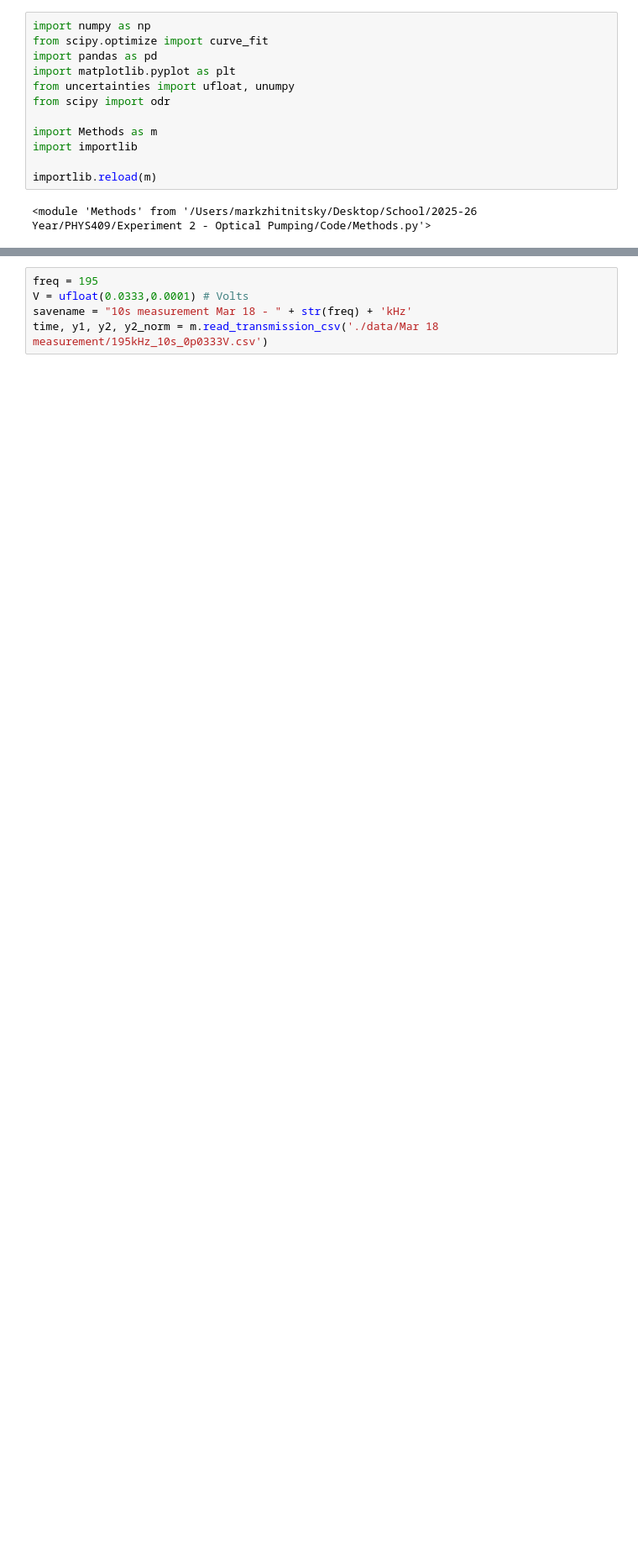
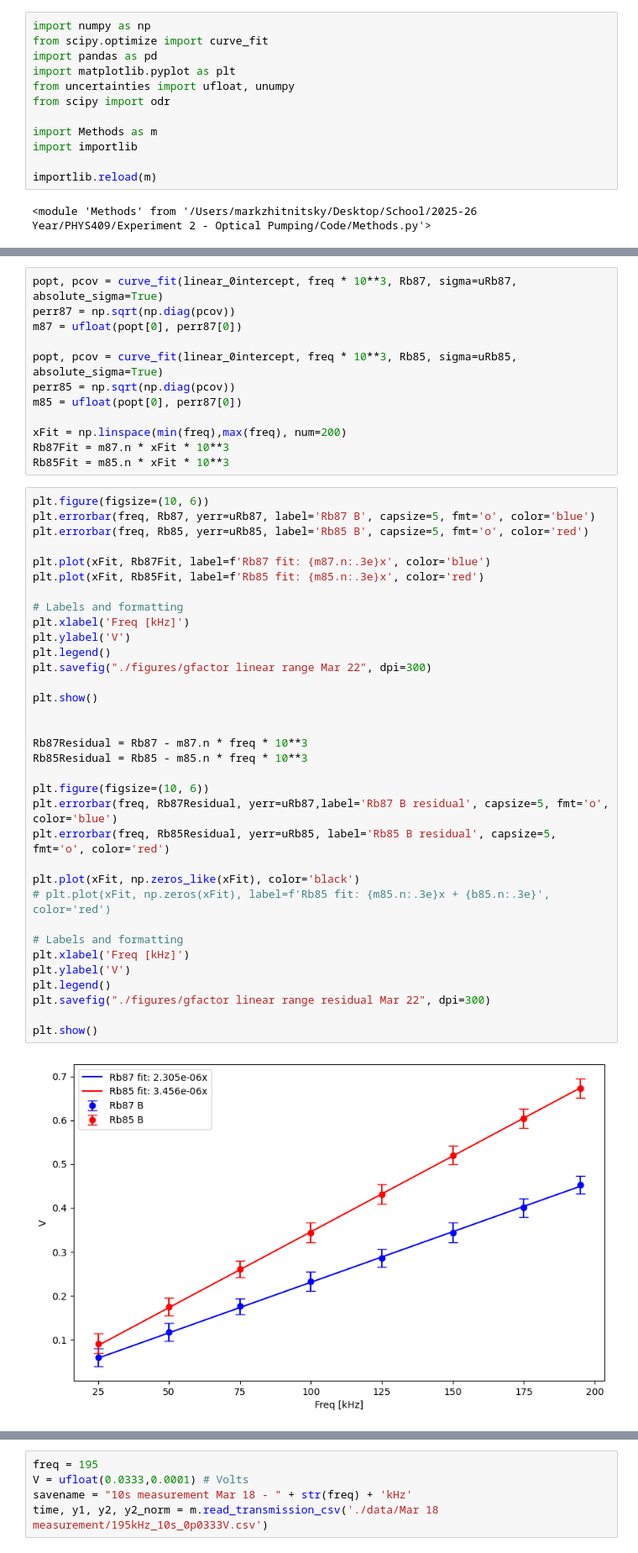
Before and after one commit to MarkZhit/PHYS409-Optical_Pumping, a Jupyter notebook: BhorizCalibration.ipynb, the cells around one changed output, grey strips where cells are left out. Shown at 84% size. Drawn from its saved outputs; the diff is of its cells as text; blank space fills up the shorter version.

```diff
--- a/BhorizCalibration.ipynb
+++ b/BhorizCalibration.ipynb
@@ -14,0 +110,48 @@ importlib.reload(m)
+# %%
+popt, pcov = curve_fit(linear_0intercept, freq * 10**3, Rb87, sigma=uRb87, absolute_sigma=True)
+perr87 = np.sqrt(np.diag(pcov))
+m87 = ufloat(popt[0], perr87[0])
+
+popt, pcov = curve_fit(linear_0intercept, freq * 10**3, Rb85, sigma=uRb85, absolute_sigma=True)
+perr85 = np.sqrt(np.diag(pcov))
+m85 = ufloat(popt[0], perr87[0])
+
+xFit = np.linspace(min(freq),max(freq), num=200)
+Rb87Fit = m87.n * xFit * 10**3
+Rb85Fit = m85.n * xFit * 10**3
+# %%
+plt.figure(figsize=(10, 6))
+plt.errorbar(freq, Rb87, yerr=uRb87, label='Rb87 B', capsize=5, fmt='o', color='blue')
+plt.errorbar(freq, Rb85, yerr=uRb85, label='Rb85 B', capsize=5, fmt='o', color='red')
+
+plt.plot(xFit, Rb87Fit, label=f'Rb87 fit: {m87.n:.3e}x', color='blue')
+plt.plot(xFit, Rb85Fit, label=f'Rb85 fit: {m85.n:.3e}x', color='red')
+
+# Labels and formatting
+plt.xlabel('Freq [kHz]')
+plt.ylabel('V')
+plt.legend()
+plt.savefig("./figures/gfactor linear range Mar 22", dpi=300)
+
+plt.show()
+
+
+Rb87Residual = Rb87 - m87.n * freq * 10**3
+Rb85Residual = Rb85 - m85.n * freq * 10**3
+
+plt.figure(figsize=(10, 6))
+plt.errorbar(freq, Rb87Residual, yerr=uRb87,label='Rb87 B residual', capsize=5, fmt='o', color='blue')
+plt.errorbar(freq, Rb85Residual, yerr=uRb85, label='Rb85 B residual', capsize=5, fmt='o', color='red')
+
+plt.plot(xFit, np.zeros_like(xFit), color='black')
+# plt.plot(xFit, np.zeros(xFit), label=f'Rb85 fit: {m85.n:.3e}x + {b85.n:.3e}', color='red')
+
+# Labels and formatting
+plt.xlabel('Freq [kHz]')
+plt.ylabel('V')
+plt.legend()
+plt.savefig("./figures/gfactor linear range residual Mar 22", dpi=300)
+
+plt.show()
+# %% [output]
+[figure, added]
```
Also changed, not shown: parts of 10 cells of this notebook, 18 other files.
